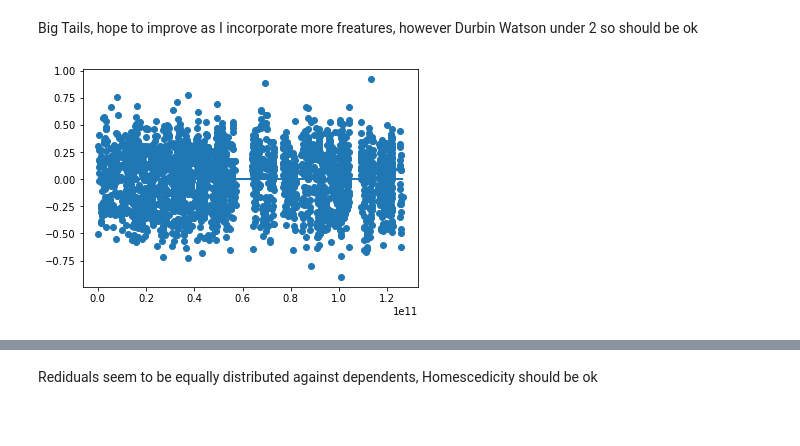
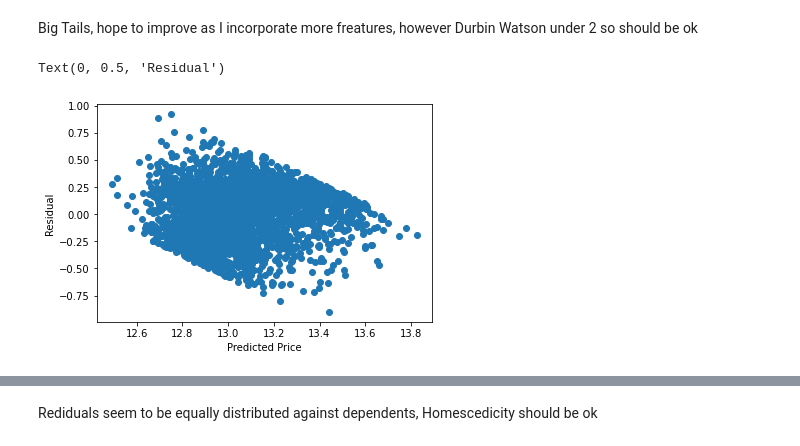
Before and after one commit to rgpihlstrom/Multiple-Linear-Regression, a Jupyter notebook: Models.ipynb, the cells around one changed output, grey strips where cells are left out. Drawn from its saved outputs; the diff is of its cells as text; code cells hidden in the pictures.

```diff
--- a/Models.ipynb
+++ b/Models.ipynb
@@ -291,8 +294,18 @@ RunQQplot (df_X_train_No_ID, y_hat_train, "Train QQP Data")
 [figure]
 # %% [markdown]
 Big Tails, hope to improve as I incorporate more freatures, however Durbin Watson under 2 so should be ok
+# %%
+# Homoscedasticity assumption _Stats_model
+predictors_int = sm.add_constant(df_X_train_No_ID)
+plt.scatter(Model1.predict(predictors_int), Model1.resid)
+# plt.plot(Model1.predict(df_X_train), [0 for i in range(len(df_X_train))]);
+plt.xlabel("Predicted Price")
+plt.ylabel("Residual")
+# %% [output]
+Text(0, 0.5, 'Residual')
+[figure, added]
 # %%
-plt.scatter(Model1.predict(df_X_train), Model1.resid)
-plt.plot(Model1.predict(df_X_train), [0 for i in range(len(df_X_train))]);
+# Homoscedasticity assumption _Stats_model_Original
+
+# plt.scatter(Model1.predict(df_X_train), Model1.resid)
+# plt.plot(Model1.predict(df_X_train), [0 for i in range(len(df_X_train))]);
-# %% [output]
-[figure, removed]
```
Also changed, not shown: parts of 14 cells of this notebook.
